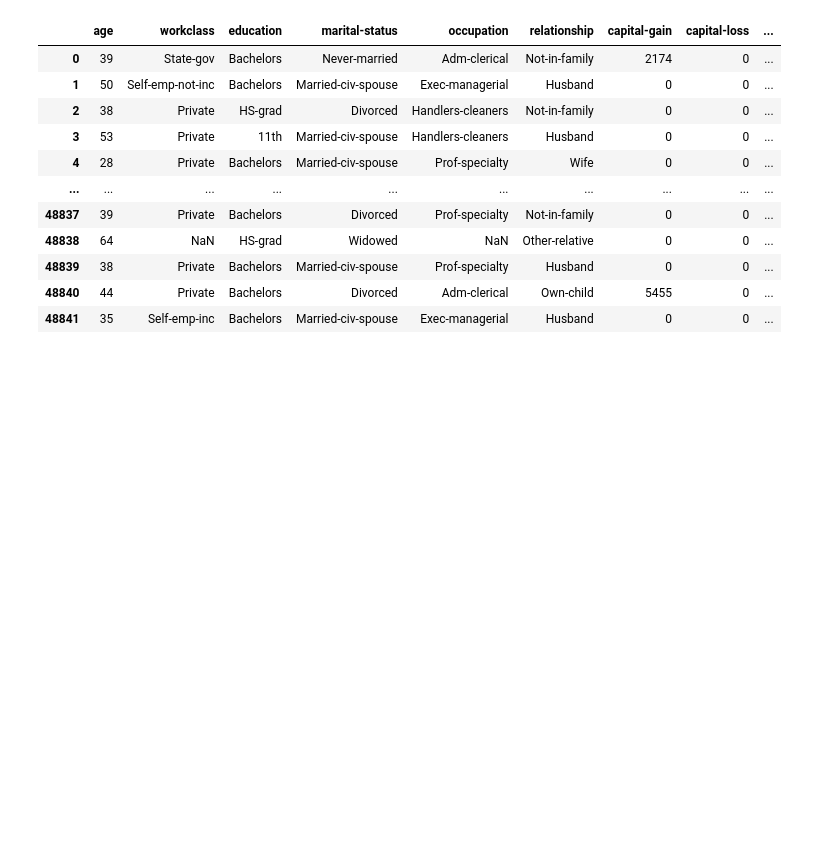
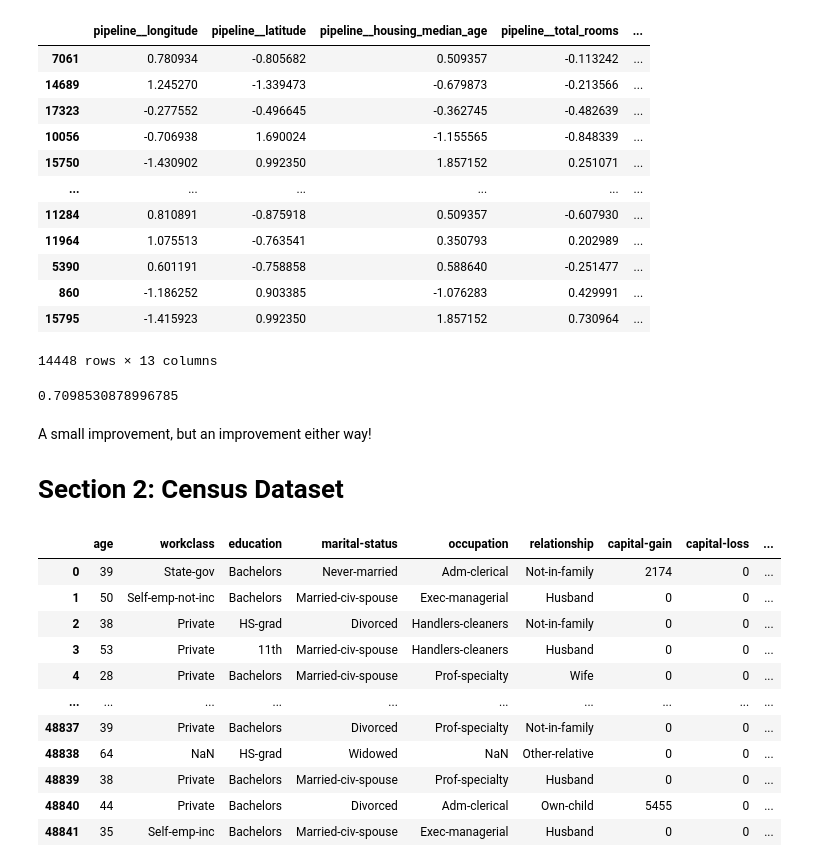
Before and after one commit to rachelkd/geering-up, a Jupyter notebook: 3_1-data-preprocessing.ipynb, the cells around one changed output. Drawn from its saved outputs; the diff is of its cells as text; code cells hidden in the pictures; blank space fills up the shorter version.

```diff
--- a/3_1-data-preprocessing.ipynb
+++ b/3_1-data-preprocessing.ipynb
@@ -544,0 +174,8 @@ model.score(X_test_transformed, y_test)
+# %%
+# Resetting X, y, X_train, X_test, y_train, and y_test
+X = housing_data.drop(columns=["median_house_value"])
+y = housing_data["median_house_value"]
+X_train, X_test, y_train, y_test = train_test_split(X, y, test_size=0.3, random_state=42)
+# %%
+numerical_features = ['longitude', 'latitude', 'housing_median_age', 'total_rooms', 'total_bedrooms', 'population', 'households', 'median_income']
+categorical_features = ['ocean_proximity']
@@ -544,0 +195,21 @@ model.score(X_test_transformed, y_test)
+# %%
+# TODO: Assign values to a, b, and c using scaler, ordinal, one_hot, and imputer, e.g. a = scaler
+# If you want to use OrdinalEncoder, change ordered_categories to the order you think is correct
+#
+# HINT: Think about which groups of features are being modified by a, b, and c, and in which order
+#
+
+ordered_categories = ['NEAR BAY', '<1H OCEAN', 'INLAND', 'NEAR OCEAN', 'ISLAND']
+
+scaler = StandardScaler()
+ordinal = OrdinalEncoder(categories=[ordered_categories], dtype=int)
+one_hot = OneHotEncoder(handle_unknown='ignore', sparse_output=False)
+imputer = SimpleImputer(strategy='most_frequent')
+
+a = imputer
+b = scaler
+c = one_hot
+
+ct = make_column_transformer(
+    (make_pipeline (a, b), numerical_features),
+    (c, categorical_features))
@@ -545,3 +219,34 @@ model.score(X_test_transformed, y_test)
+# %%
+X_train_transformed = ct.fit_transform(X_train)
+X_test_transformed = ct.transform(X_test)
+# %%
+X_train_transformed = pd.DataFrame(data=X_train_transformed, columns=ct.get_feature_names_out(), index=X_train.index)
+X_test_transformed = pd.DataFrame(data=X_test_transformed, columns=ct.get_feature_names_out(), index=X_test.index)
+X_train_transformed
+# %% [output]
+|  | pipeline__longitude | pipeline__latitude | pipeline__housing_median_age | pipeline__total_rooms | ... |
+| 7061 | 0.780934 | -0.805682 | 0.509357 | -0.113242 | ... |
+| 14689 | 1.245270 | -1.339473 | -0.679873 | -0.213566 | ... |
+| 17323 | -0.277552 | -0.496645 | -0.362745 | -0.482639 | ... |
+| 10056 | -0.706938 | 1.690024 | -1.155565 | -0.848339 | ... |
+| 15750 | -1.430902 | 0.992350 | 1.857152 | 0.251071 | ... |
+| ... | ... | ... | ... | ... | ... |
+| 11284 | 0.810891 | -0.875918 | 0.509357 | -0.607930 | ... |
+| 11964 | 1.075513 | -0.763541 | 0.350793 | 0.202989 | ... |
+| 5390 | 0.601191 | -0.758858 | 0.588640 | -0.251477 | ... |
+| 860 | -1.186252 | 0.903385 | -1.076283 | 0.429991 | ... |
+| 15795 | -1.415923 | 0.992350 | 1.857152 | 0.730964 | ... |
+14448 rows × 13 columns
+# %%
+model = KNeighborsRegressor(n_neighbors=5)
+model.fit(X_train_transformed, y_train)
+model.score(X_test_transformed, y_test)
+# %% [output]
+0.7098530878996785
+# %% [markdown]
+A small improvement, but an improvement either way!
+
+# Section 2: Census Dataset
 # %%
 adult_data
 # %% [output]
```
Also changed, not shown: parts of 107 cells of this notebook, 1 other file.
